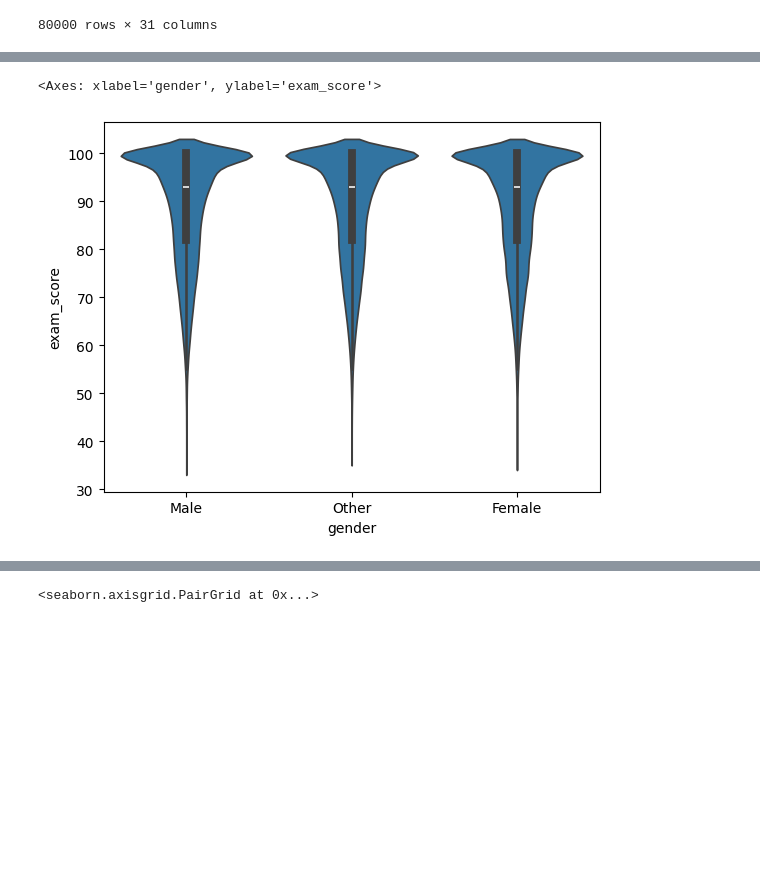
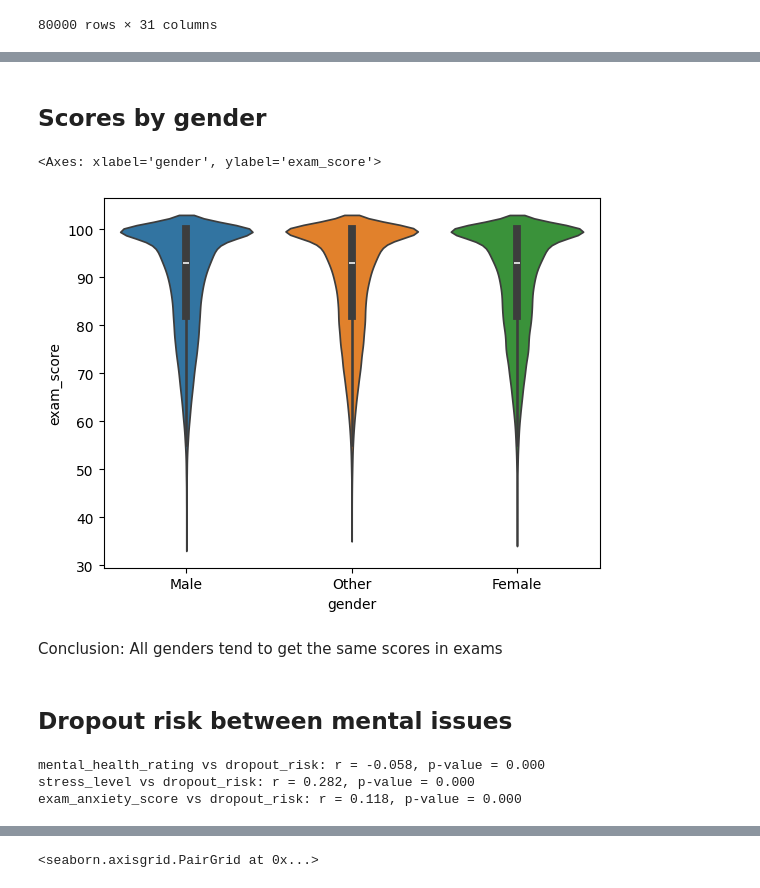
Before and after one commit to SebastianSalasR/tutorialesia, a Jupyter notebook: exercises/08-Student Habits and Academic Performance/analisys.ipynb, the cells around one changed output, grey strips where cells are left out. Cells and saved outputs as stored; diff of their text form; code cells hidden in the pictures; blank space fills up the shorter version.

```diff
--- a/exercises/08-Student Habits and Academic Performance/analisys.ipynb
+++ b/exercises/08-Student Habits and Academic Performance/analisys.ipynb
@@ -32,7 +111,30 @@ df
+# %% [markdown]
+## Scores by gender
 # %%
-sns.violinplot(data=df, x="gender", y="exam_score")
+sns.violinplot(data=df, x="gender", y="exam_score", hue="gender")
 # %% [output]
 <Axes: xlabel='gender', ylabel='exam_score'>
-[figure, old version]
+[figure, new version]
+# %% [markdown]
+Conclusion: All genders tend to get the same scores in exams
+# %% [markdown]
+## Dropout risk between mental issues
 # %%
-#sns.heatmap(df, annot=True, cmap="Blues")
+from scipy.stats import pointbiserialr
+
+mental_health_related=df[["mental_health_rating","stress_level","exam_anxiety_score", "dropout_risk"]]
+
+# Variables continuas
+continuous_vars = ["mental_health_rating", "stress_level", "exam_anxiety_score"]
+
+# Correlación point biserial con dropout_risk
+for var in continuous_vars:
+    r, p = pointbiserialr(
+        (mental_health_related["dropout_risk"] == "Yes").astype(int),
+        mental_health_related[var]
+    )
+    print(f"{var} vs dropout_risk: r = {r:.3f}, p-value = {p:.3f}")
+# %% [output]
+mental_health_rating vs dropout_risk: r = -0.058, p-value = 0.000
+stress_level vs dropout_risk: r = 0.282, p-value = 0.000
+exam_anxiety_score vs dropout_risk: r = 0.118, p-value = 0.000
```
Also changed, not shown: parts of 14 cells of this notebook, 1 other file.
